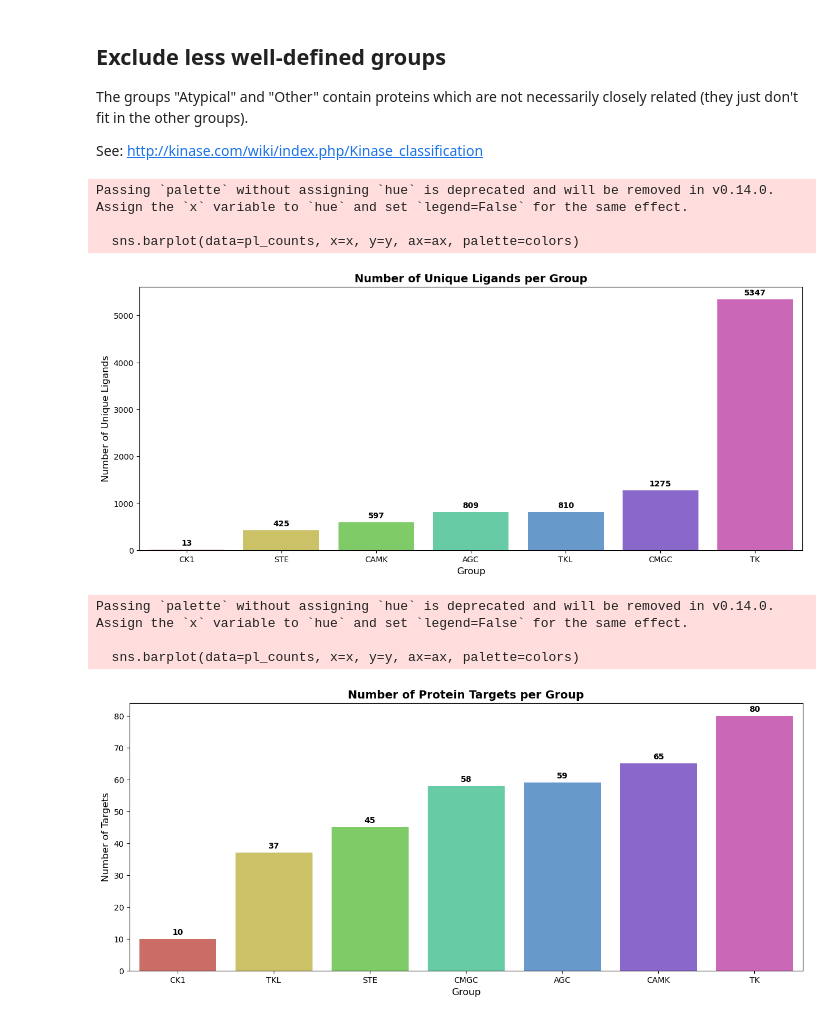
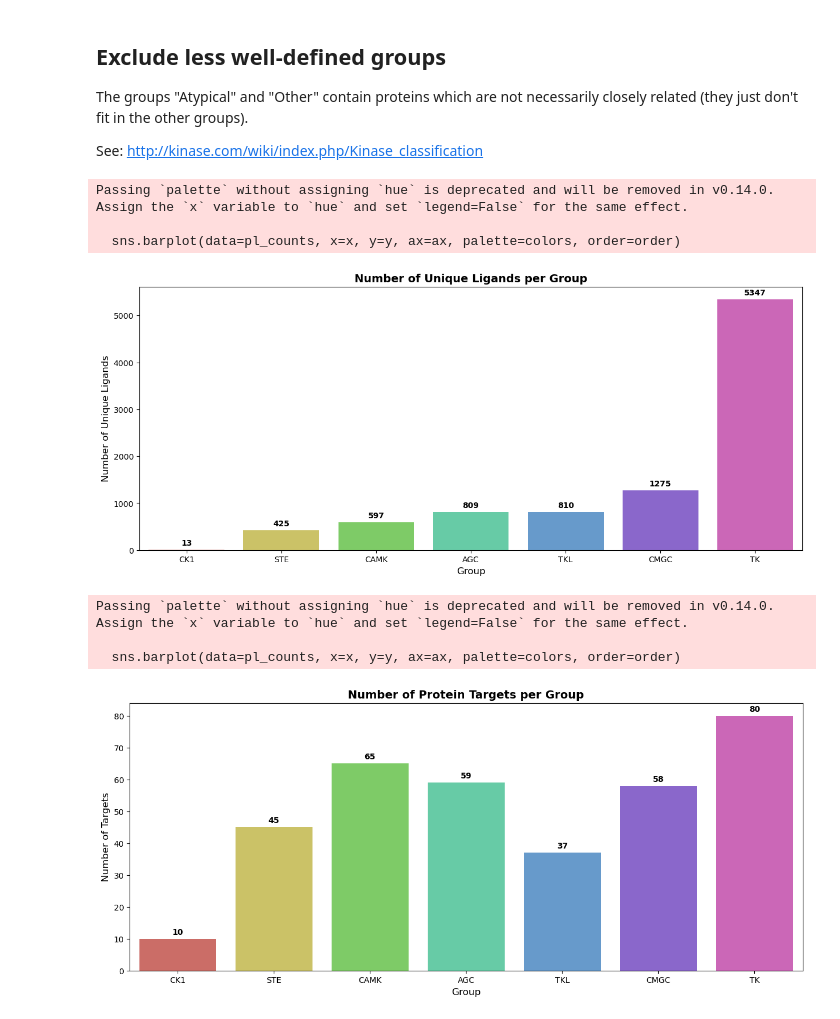
Before and after one commit to Jack-42/ligandActivityAnalysis, a Jupyter notebook: notebooks/exploratory_analysis.ipynb, the cells around one changed output. Cells and saved outputs as stored; diff of their text form; code cells hidden in the pictures.

Commit message:
fix plot colors

```diff
--- a/notebooks/exploratory_analysis.ipynb
+++ b/notebooks/exploratory_analysis.ipynb
@@ -237,14 +239,14 @@ shape: (14_506, 8)
 | 2881289 | 100851 | 148 | 1 | 1100 | "CMGC protein kinase group" | "CMGC" | 4 |
 | 2881289 | 30013 | 148 | 1 | 1100 | "CMGC protein kinase group" | "CMGC" | 4 |
 # %%
-def bar_plot(pl_counts, x: str, y: str, bar_title: str, xlabel: str, ylabel: str, ax=None, colors=None, order:bool=True):
-    if order:
-        pl_counts = pl_counts.sort(by=y)
+def bar_plot(pl_counts, x: str, y: str, bar_title: str, xlabel: str, ylabel: str, ax=None, colors=None, order:list=None):
     if ax is None:
         fig, ax = plt.subplots(1, 1, figsize=(15, 6))
     if colors is None:
         colors = sns.color_palette("hls", len(pl_counts))
-    sns.barplot(data=pl_counts, x=x, y=y, ax=ax, palette=colors)
+    if order is not None:
+        pl_counts = pl_counts.sort(pl.col(x).sort_by(pl.Series(order)))
+    sns.barplot(data=pl_counts, x=x, y=y, ax=ax, palette=colors, order=order)
     ax.set_title(bar_title, fontsize=14, fontweight='bold')
     ax.set_xlabel(xlabel, fontsize=12)
     ax.set_ylabel(ylabel, fontsize=12)
@@ -408,6 +408,7 @@ The groups "Atypical" and "Other" contain proteins which are not necessarily clo
 See: http://kinase.com/wiki/index.php/Kinase_classification
 # %%
 exclude_clusters = ["ATYPICAL", "OTHER"]
+new_cluster_order = ['CK1', 'STE', 'CAMK', 'AGC', 'TKL', 'CMGC', 'TK'] # this is just so colors match between plots
 # %%
 target_exclude_cluster_df = target_cluster_df.filter(~target_cluster_df["short_name"].is_in(exclude_clusters))
 ligand_exclude_cluster_df = ligand_cluster_df.filter(~ligand_cluster_df["short_name"].is_in(exclude_clusters))
@@ -424,27 +425,27 @@ ligand_counts = (ligand_exclude_cluster_df
                 .agg(pl.col('molregno').n_unique().alias('unique_ligands'))
                 .sort('short_name'))
 # note that sum is larger than N unique ligands bc some ligands have multiple targets
-bar_plot(ligand_counts, x, y, bar_title, xlabel, ylabel)
+bar_plot(ligand_counts, x, y, bar_title, xlabel, ylabel, order=new_cluster_order)
 # %% [output]
 Passing `palette` without assigning `hue` is deprecated and will be removed in v0.14.0. Assign the `x` variable to `hue` and set `legend=False` for the same effect.
 
-  sns.barplot(data=pl_counts, x=x, y=y, ax=ax, palette=colors)
+  sns.barplot(data=pl_counts, x=x, y=y, ax=ax, palette=colors, order=order)
 [figure]
 # %%
 bar_title = "Number of Protein Targets per Group"
 pie_title = "Distribution of Protein Targets\nby Group"
 x = "short_name"
 y = "unique_tid"
 xlabel = "Group"
 ylabel = "Number of Targets"
 target_counts = (target_exclude_cluster_df
                 .group_by(x)
                 .agg(pl.col('tid').n_unique().alias('unique_tid'))
                 .sort(x))
 # note that the sum may be larger than total N of targets bc some targets have multiple classifications
-bar_plot(target_counts, x, y, bar_title, xlabel, ylabel)
+bar_plot(target_counts, x, y, bar_title, xlabel, ylabel, order=new_cluster_order)
 # %% [output]
 Passing `palette` without assigning `hue` is deprecated and will be removed in v0.14.0. Assign the `x` variable to `hue` and set `legend=False` for the same effect.
 
-  sns.barplot(data=pl_counts, x=x, y=y, ax=ax, palette=colors)
+  sns.barplot(data=pl_counts, x=x, y=y, ax=ax, palette=colors, order=order)
-[figure, old version]
+[figure, new version]
```
Also changed, not shown: parts of 7 cells of this notebook.
